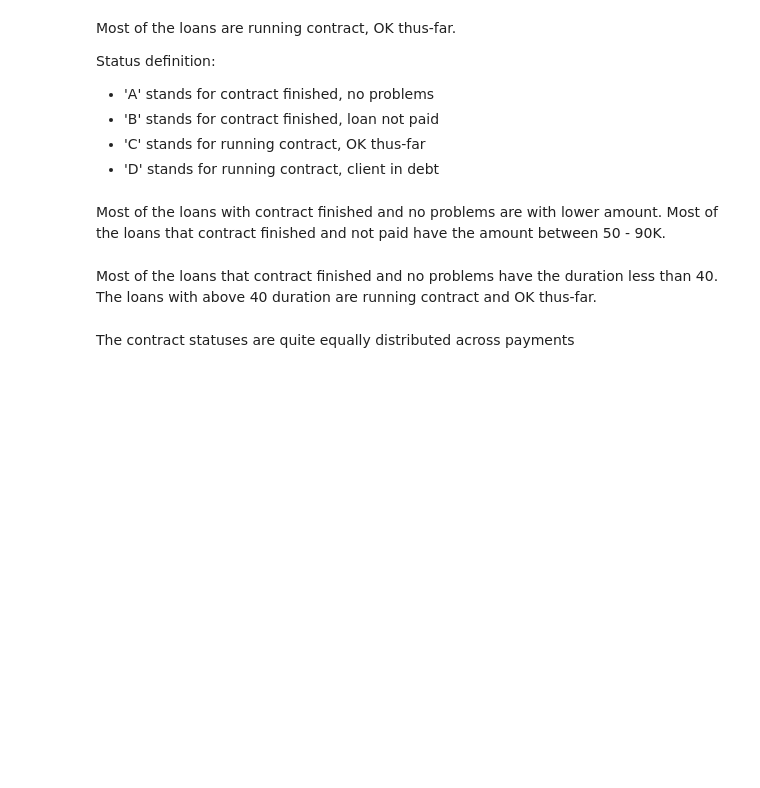
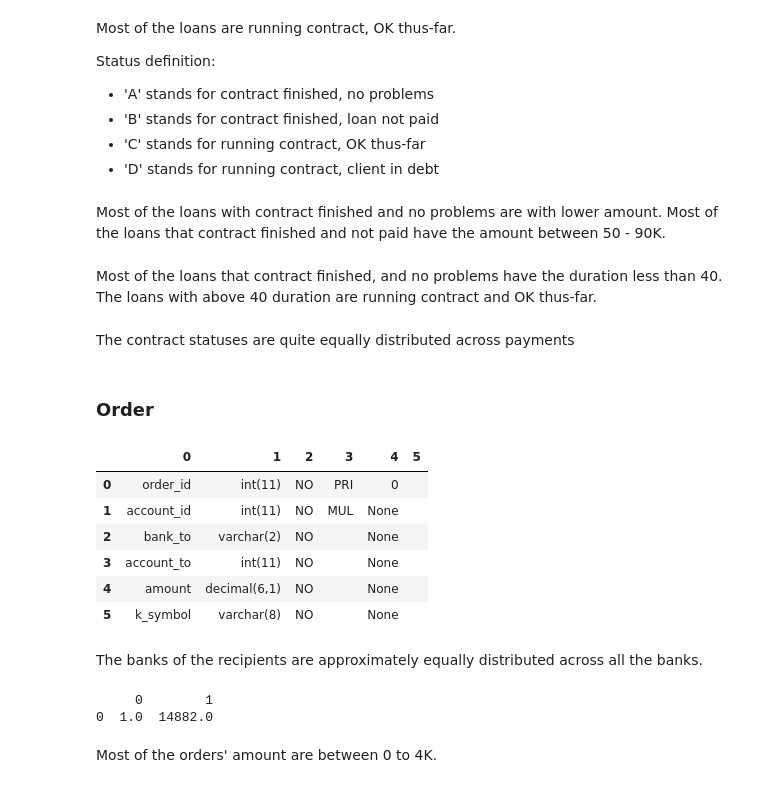
Before and after one commit to cyshen11/loan-prediction-app-aws, a Jupyter notebook: jupyter-nb/EDA.ipynb, the cells around one changed output. Drawn from its saved outputs; the diff is of its cells as text; code cells hidden in the pictures; blank space fills up the shorter version.

```diff
--- a/jupyter-nb/EDA.ipynb
+++ b/jupyter-nb/EDA.ipynb
@@ -367,2 +502,2 @@ px.histogram(df, x='duration', y='count', color='status')
 # %% [markdown]
-Most of the loans that contract finished and no problems have the duration less than 40. The loans with above 40 duration are running contract and OK thus-far.
+Most of the loans that contract finished, and no problems have the duration less than 40. The loans with above 40 duration are running contract and OK thus-far.
@@ -373,2 +506,15 @@ px.histogram(df, x='payments', y='count', color='status')
 # %% [markdown]
 The contract statuses are quite equally distributed across payments
+# %% [markdown]
+### Order
+# %%
+df = run_query('SHOW COLUMNS FROM financial.order')
+df
+# %% [output]
+|  | 0 | 1 | 2 | 3 | 4 | 5 |
+| 0 | order_id | int(11) | NO | PRI | 0 |  |
+| 1 | account_id | int(11) | NO | MUL | None |  |
+| 2 | bank_to | varchar(2) | NO |  | None |  |
+| 3 | account_to | int(11) | NO |  | None |  |
+| 4 | amount | decimal(6,1) | NO |  | None |  |
+| 5 | k_symbol | varchar(8) | NO |  | None |  |
@@ -374,0 +523,7 @@ The contract statuses are quite equally distributed across payments
+# %% [markdown]
+The banks of the recipients are approximately equally distributed across all the banks.
+# %%
+show_numerical_variable_min_max('amount', 'financial.order')
+# %% [output]
+     0        1
+0  1.0  14882.0
@@ -374,0 +532,2 @@ The contract statuses are quite equally distributed across payments
+# %% [markdown]
+Most of the orders' amount are between 0 to 4K.
```
Also changed, not shown: parts of 134 cells of this notebook.
